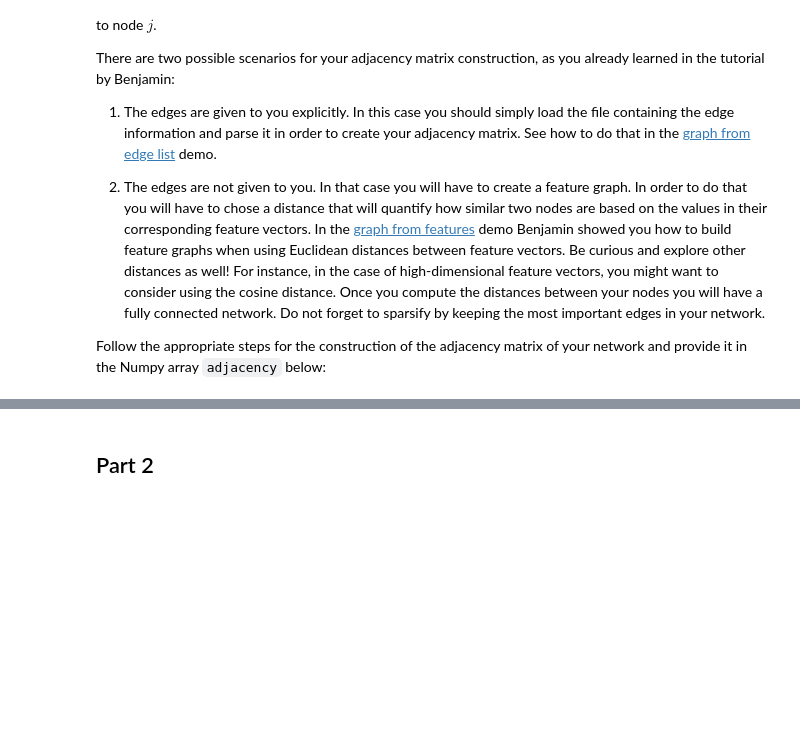
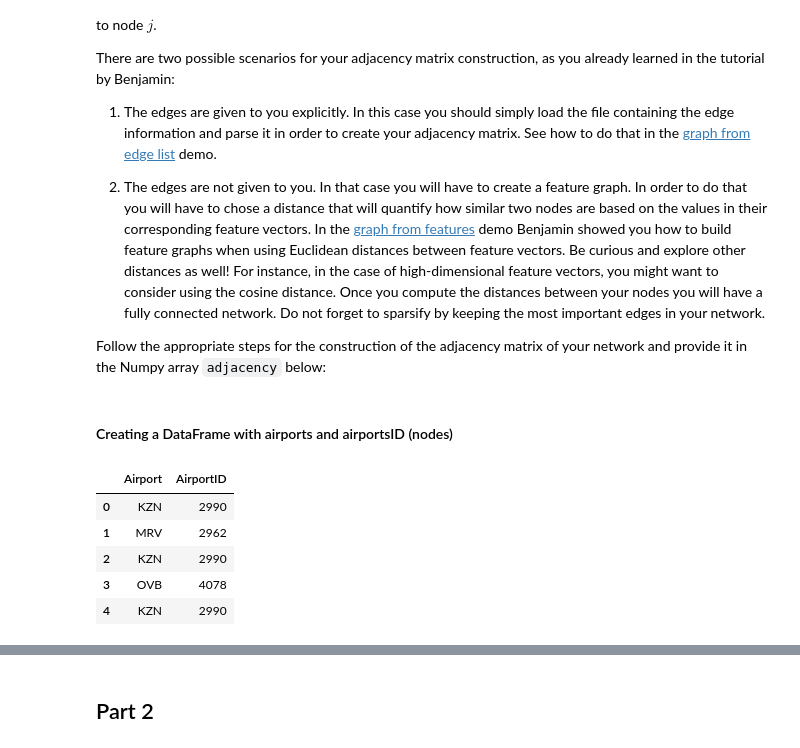
Before and after one commit to nicolasFontbonne/NTDS_group_6, a Jupyter notebook: milestones/1_network_properties.ipynb, the cells around one changed output, grey strips where cells are left out. Saved outputs shown, nothing was run; the diff lists cells and outputs as text; code cells hidden in the pictures; blank space fills up the shorter version.

```diff
--- a/milestones/1_network_properties.ipynb
+++ b/milestones/1_network_properties.ipynb
@@ -112,0 +63,15 @@ for idx, row in edges.iterrows():
+# %% [markdown]
+#### Creating a DataFrame with airports and airportsID (nodes)
+# %%
+source_airports = data[['SourceAirport','SourceAirportID']]
+source_airports.columns = ['Airport','AirportID']
+destination_airports = data[['DestinationAirport','DestinationAirportID']]
+destination_airports.columns = ['Airport','AirportID']
+destination_airports.head()
+# %% [output]
+|  | Airport | AirportID |
+| 0 | KZN | 2990 |
+| 1 | MRV | 2962 |
+| 2 | KZN | 2990 |
+| 3 | OVB | 4078 |
+| 4 | KZN | 2990 |
```
Also changed, not shown: parts of 23 cells of this notebook.
